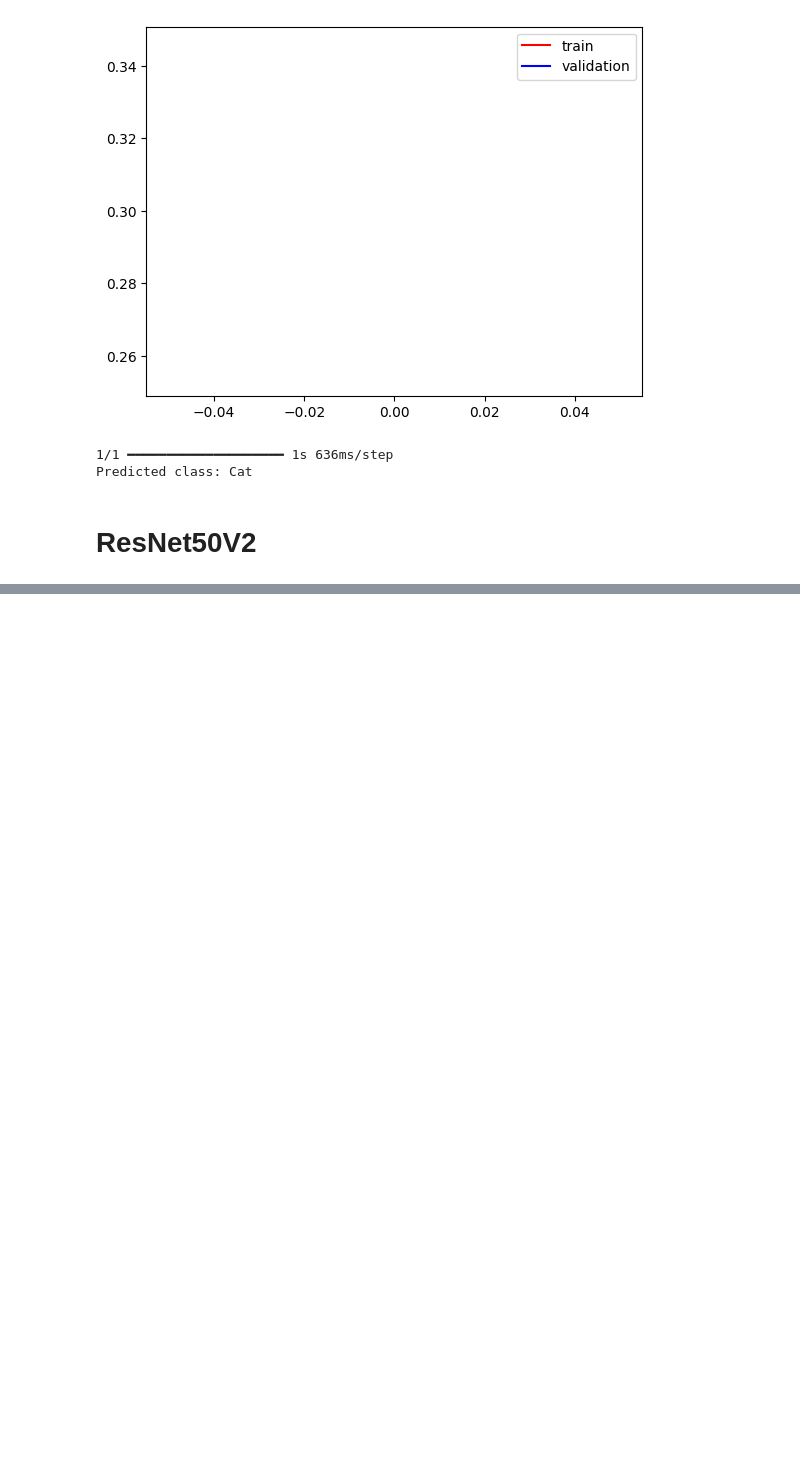
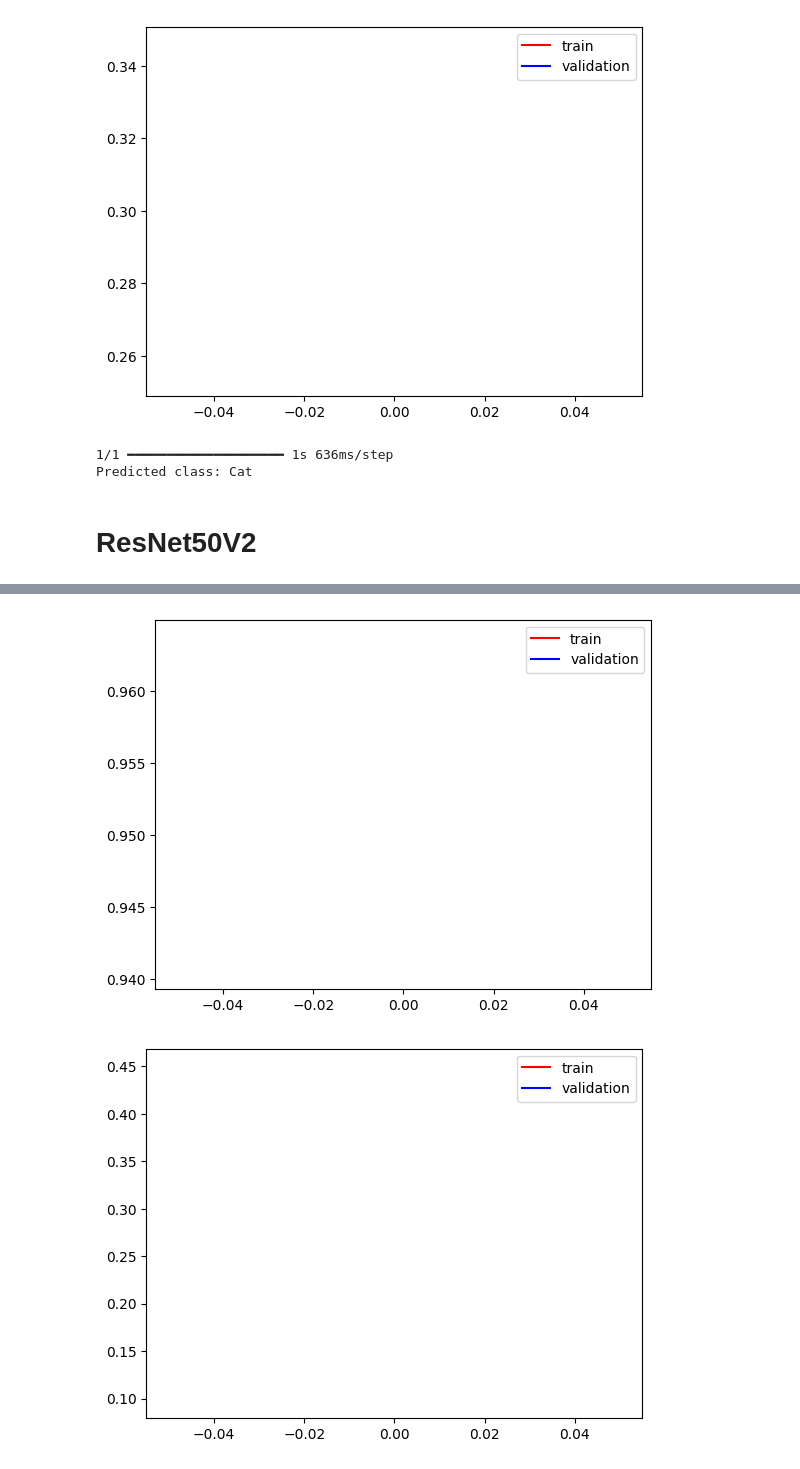
Before and after one commit to MudassirABBASSi/Deep-Learning-, a Jupyter notebook: Transfer_Learning_with_different_model_.ipynb, the cells around one changed output, grey strips where cells are left out. Cells and saved outputs as stored; diff of their text form; code cells hidden in the pictures; blank space fills up the shorter version.

```diff
--- a/Transfer_Learning_with_different_model_.ipynb
+++ b/Transfer_Learning_with_different_model_.ipynb
@@ -255,7 +255,7 @@ model2.compile(optimizer='adam', loss='binary_crossentropy', metrics=['accuracy'
 
 history = model2.fit(
     train_generator,
-    epochs=5,
+    epochs=1,
     validation_data=validation_generator)
 
 plt.plot(history.history['accuracy'], color='red', label='train')
@@ -275,3 +274,5 @@ Epoch 1/5
+[figure, added]
+[figure, added]
 # %%
 img = image.load_img("/content/images.jpeg", target_size=(150, 150))
 x = image.img_to_array(img)
```
Also changed, not shown: parts of 8 cells of this notebook.
